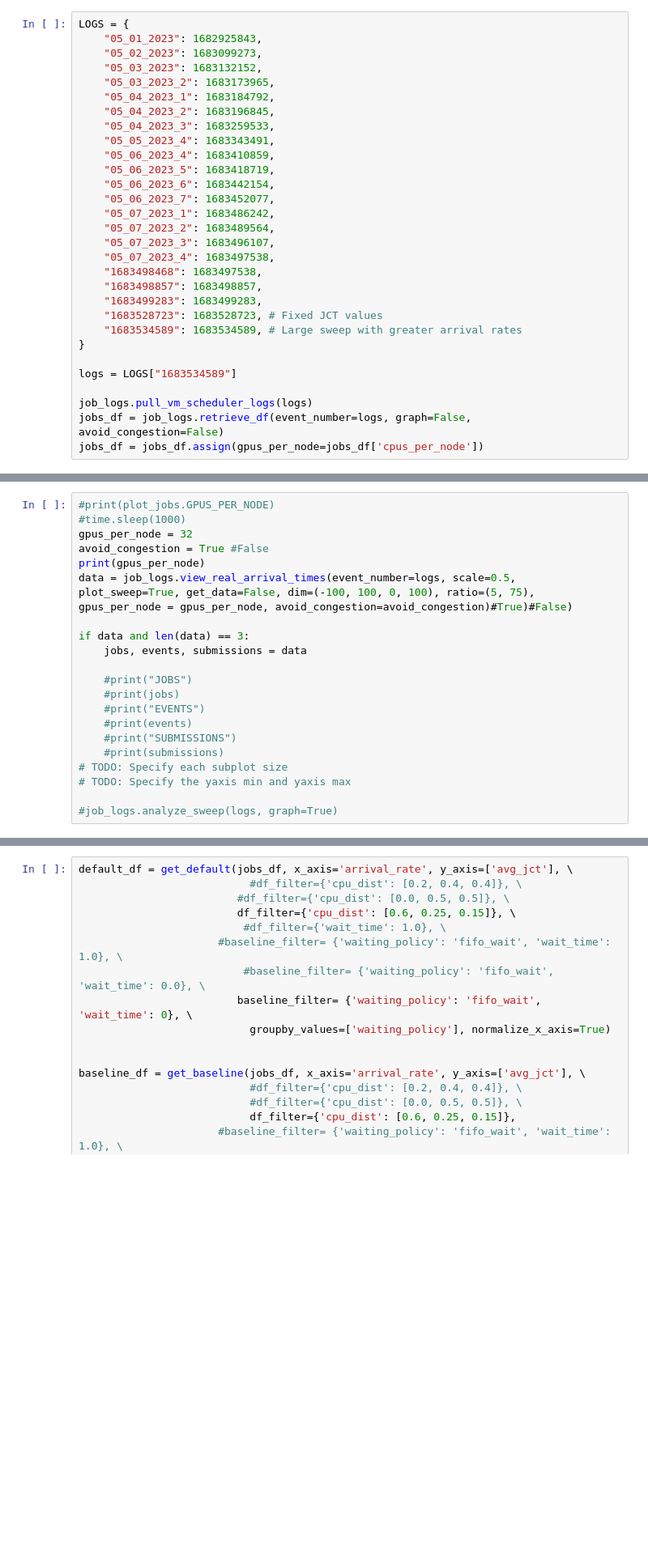
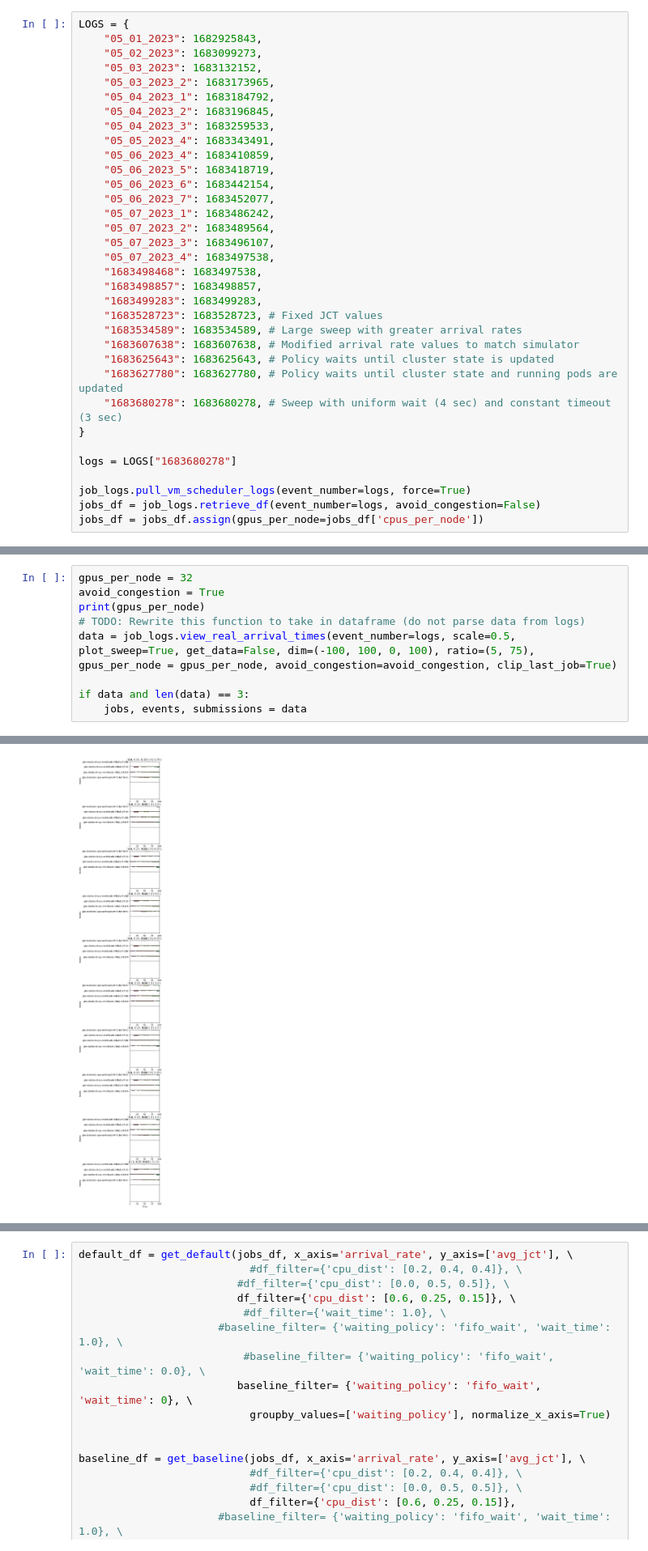
Before and after one commit to romilbhardwaj/starburst, a Jupyter notebook: starburst/utils/evaluation.ipynb, the cells around one changed output, grey strips where cells are left out. Shown at 81% size. Cells and saved outputs as stored; diff of their text form; blank space fills up the shorter version.

```diff
--- a/starburst/utils/evaluation.ipynb
+++ b/starburst/utils/evaluation.ipynb
@@ -52,10 +50,14 @@ LOGS = {
     "1683499283": 1683499283,
     "1683528723": 1683528723, # Fixed JCT values
     "1683534589": 1683534589, # Large sweep with greater arrival rates
+    "1683607638": 1683607638, # Modified arrival rate values to match simulator
+    "1683625643": 1683625643, # Policy waits until cluster state is updated
+    "1683627780": 1683627780, # Policy waits until cluster state and running pods are updated
+    "1683680278": 1683680278, # Sweep with uniform wait (4 sec) and constant timeout (3 sec)
 }
 
-logs = LOGS["1683534589"]
+logs = LOGS["1683680278"]
 
-job_logs.pull_vm_scheduler_logs(logs)
-jobs_df = job_logs.retrieve_df(event_number=logs, graph=False, avoid_congestion=False)
+job_logs.pull_vm_scheduler_logs(event_number=logs, force=True)
+jobs_df = job_logs.retrieve_df(event_number=logs, avoid_congestion=False)
 jobs_df = jobs_df.assign(gpus_per_node=jobs_df['cpus_per_node'])
@@ -251,21 +282,10 @@ plt.show()
 # %%
-#print(plot_jobs.GPUS_PER_NODE)
-#time.sleep(1000)
 gpus_per_node = 32
-avoid_congestion = True #False
+avoid_congestion = True
 print(gpus_per_node)
-data = job_logs.view_real_arrival_times(event_number=logs, scale=0.5, plot_sweep=True, get_data=False, dim=(-100, 100, 0, 100), ratio=(5, 75), gpus_per_node = gpus_per_node, avoid_congestion=avoid_congestion)#True)#False)
+# TODO: Rewrite this function to take in dataframe (do not parse data from logs)
+data = job_logs.view_real_arrival_times(event_number=logs, scale=0.5, plot_sweep=True, get_data=False, dim=(-100, 100, 0, 100), ratio=(5, 75), gpus_per_node = gpus_per_node, avoid_congestion=avoid_congestion, clip_last_job=True)
 
 if data and len(data) == 3:
     jobs, events, submissions = data
-
-    #print("JOBS")
-    #print(jobs)
-    #print("EVENTS")
-    #print(events)
-    #print("SUBMISSIONS")
-    #print(submissions)
-# TODO: Specify each subplot size
-# TODO: Specify the yaxis min and yaxis max
-
-#job_logs.analyze_sweep(logs, graph=True)
+# %% [output]
@@ -271,0 +350 @@ if data and len(data) == 3:
+[figure, added]
```
Also changed, not shown: parts of 13 cells of this notebook.
